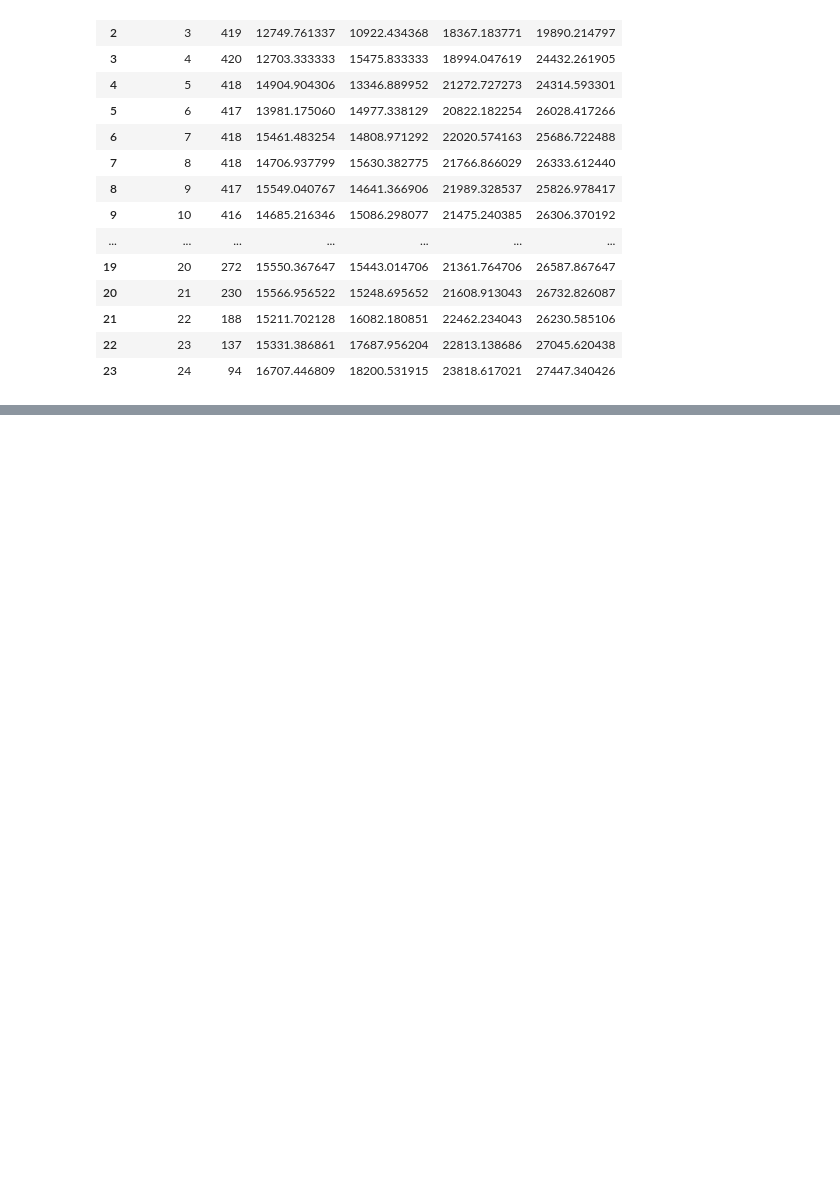
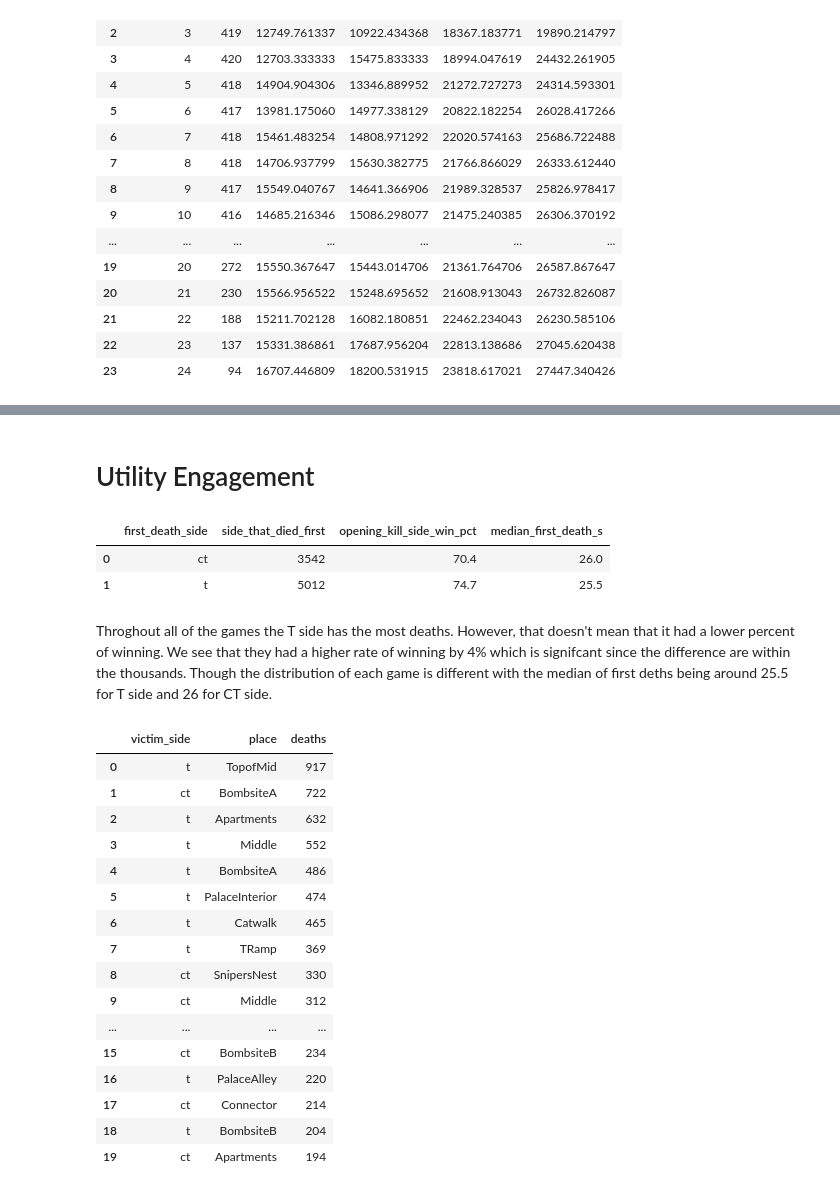
Before and after one commit to jjzhao05/cs2-movement-prediction, a Jupyter notebook: deep_data_analysis.ipynb, the cells around one changed output, grey strips where cells are left out. Saved outputs shown, nothing was run; the diff lists cells and outputs as text; code cells hidden in the pictures; blank space fills up the shorter version.

```diff
--- a/deep_data_analysis.ipynb
+++ b/deep_data_analysis.ipynb
@@ -168,0 +296,66 @@ This is a little expected due to the T side have cheaper items compared to that
+# %% [markdown]
+# Utility Engagement
+# %%
+opening = q("""
+    SELECT
+        first_death_side,
+        COUNT(*) AS side_that_died_first,
+        ROUND(AVG((winner <> first_death_side)::INT) * 100, 1) AS opening_kill_side_win_pct,
+        ROUND(MEDIAN(first_death_s), 1) AS median_first_death_s
+    FROM rounds
+    WHERE winner IS NOT NULL
+      AND first_death_side IS NOT NULL
+      AND t_players = 5
+      AND ct_players = 5
+    GROUP BY ALL
+""")
+opening
+# %% [output]
+|  | first_death_side | side_that_died_first | opening_kill_side_win_pct | median_first_death_s |
+| 0 | ct | 3542 | 70.4 | 26.0 |
+| 1 | t | 5012 | 74.7 | 25.5 |
+# %% [markdown]
+Throghout all of the games the T side has the most deaths. However, that doesn't mean that it had a lower percent of winning. We see that they had a higher rate of winning by 4% which is signifcant since the difference are within the thousands. Though the distribution of each game is different with the median of first deths being around 25.5 for T side and 26 for CT side.
+# %%
+first_deaths = q("""
+    WITH firsts AS (
+        SELECT
+            p.demo,
+            p.round_num,
+            p.slot,
+            p.side,
+            (p.death_s / 0.5)::INT - 1 AS step
+        FROM round_players p
+        JOIN rounds r USING (demo, round_num)
+        WHERE p.death_s = r.first_death_s
+          AND p.side = r.first_death_side
+    )
+    SELECT
+        f.side AS victim_side,
+        ps.place,
+        COUNT(*) AS deaths
+    FROM firsts f
+    JOIN player_steps ps USING (demo, round_num, slot, step)
+    WHERE ps.place IS NOT NULL
+    GROUP BY ALL
+    ORDER BY deaths DESC
+""")
+first_deaths.groupby("victim_side").head(10)
+# %% [output]
+|  | victim_side | place | deaths |
+| 0 | t | TopofMid | 917 |
+| 1 | ct | BombsiteA | 722 |
+| 2 | t | Apartments | 632 |
+| 3 | t | Middle | 552 |
+| 4 | t | BombsiteA | 486 |
+| 5 | t | PalaceInterior | 474 |
+| 6 | t | Catwalk | 465 |
+| 7 | t | TRamp | 369 |
+| 8 | ct | SnipersNest | 330 |
+| 9 | ct | Middle | 312 |
+| ... | ... | ... | ... |
+| 15 | ct | BombsiteB | 234 |
+| 16 | t | PalaceAlley | 220 |
+| 17 | ct | Connector | 214 |
+| 18 | t | BombsiteB | 204 |
+| 19 | ct | Apartments | 194 |
```
Also changed, not shown: parts of 13 cells of this notebook.
